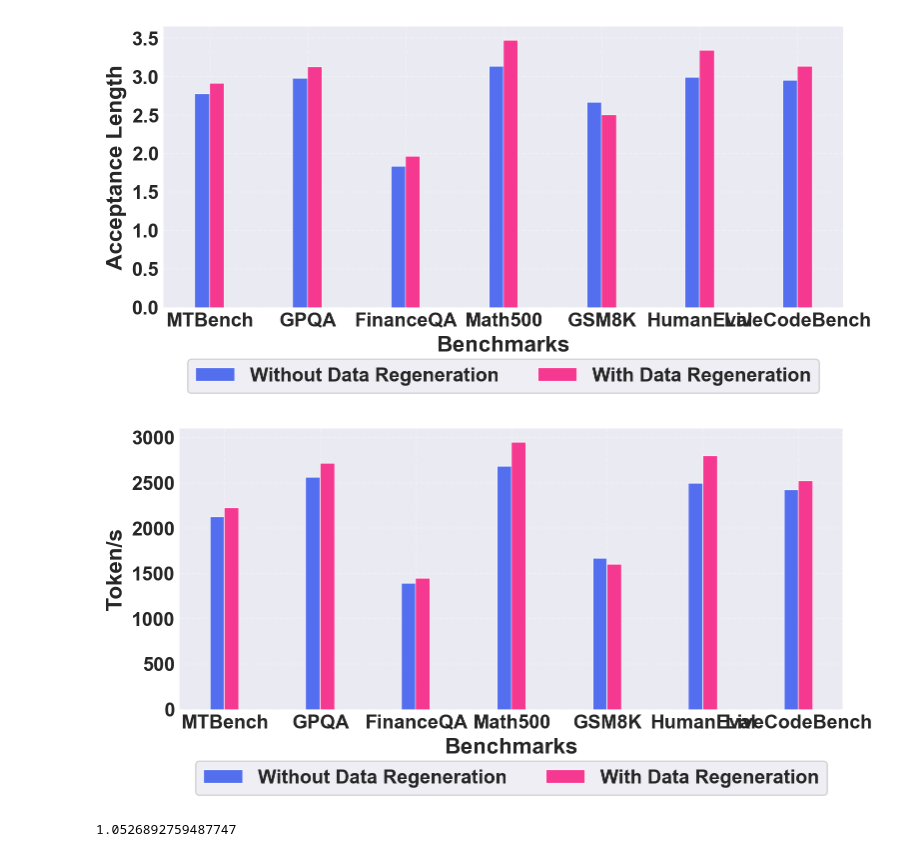
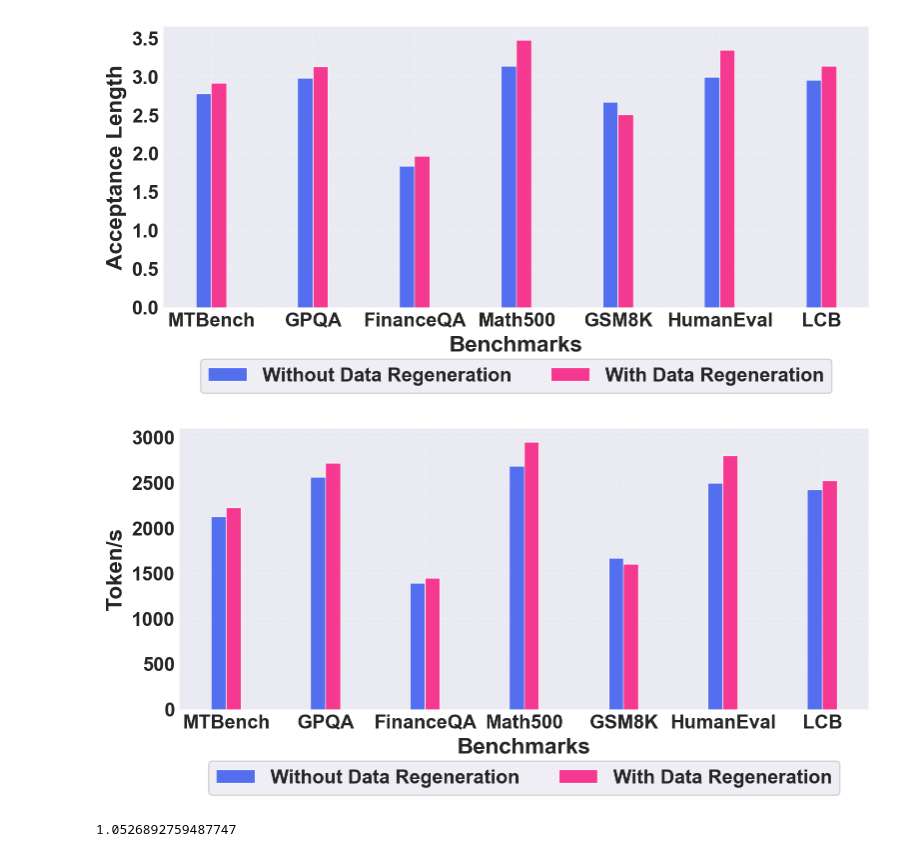
Before and after one commit to FrankLeeeee/My-Plot, a Jupyter notebook: examples/data-regeneration.ipynb, the cells around one changed output. Saved outputs shown, nothing was run; the diff lists cells and outputs as text; code cells hidden in the pictures.

```diff
--- a/examples/data-regeneration.ipynb
+++ b/examples/data-regeneration.ipynb
@@ -141,35 +141,35 @@ def generate_bar_plot(data_list: List[BarPlotData], x_label: str, y_label: str,
     if show_legend:
         # put legend below the plot
         plt.legend(frameon=True, prop={'weight': 'bold', 'size': 14}, loc='upper center', bbox_to_anchor=(0.5, -0.15), ncol=2)
 
     if show_grid:
         plt.grid(True, alpha=0.3, linestyle='--')
 
     plt.tight_layout()
 
 
 # Generate sample data
-months = ['MTBench', 'GPQA', 'FinanceQA', 'Math500', 'GSM8K', 'HumanEval', 'LiveCodeBench']
+months = ['MTBench', 'GPQA', 'FinanceQA', 'Math500', 'GSM8K', 'HumanEval', 'LCB']
 data_list = [
         BarPlotData(y=acc_rows[1][1:], name='Without Data Regeneration'),
         BarPlotData(y=acc_rows[0][1:], name='With Data Regeneration'),
 ]
 
 
 generate_bar_plot(
         data_list=data_list,
         x_label='Benchmarks',
         y_label='Acceptance Length',
         title=None,
         x_ticks=months,
         show_legend=True,
         show_grid=True,
         num_legend_cols=3
 )
 plt.savefig('plots/acceptance_of_llama3.1-8b_eagle3.pdf', dpi=300)
 plt.show()
 # %% [output]
-[figure, old version]
+[figure, new version]
 # %%
 data_list = [
         BarPlotData(y=throughput_rows[1][1:], name='Without Data Regeneration'),
@@ -190,7 +190,7 @@ generate_bar_plot(
 plt.savefig('plots/throughput_of_llama3.1-8b_eagle3.pdf', dpi=300)
 plt.show()
 # %% [output]
-[figure, old version]
+[figure, new version]
 # %%
 speedup_list = []
 for v1, v2 in zip(throughput_rows[1][1:], throughput_rows[0][1:]):
```
Also changed, not shown: 4 other files.
